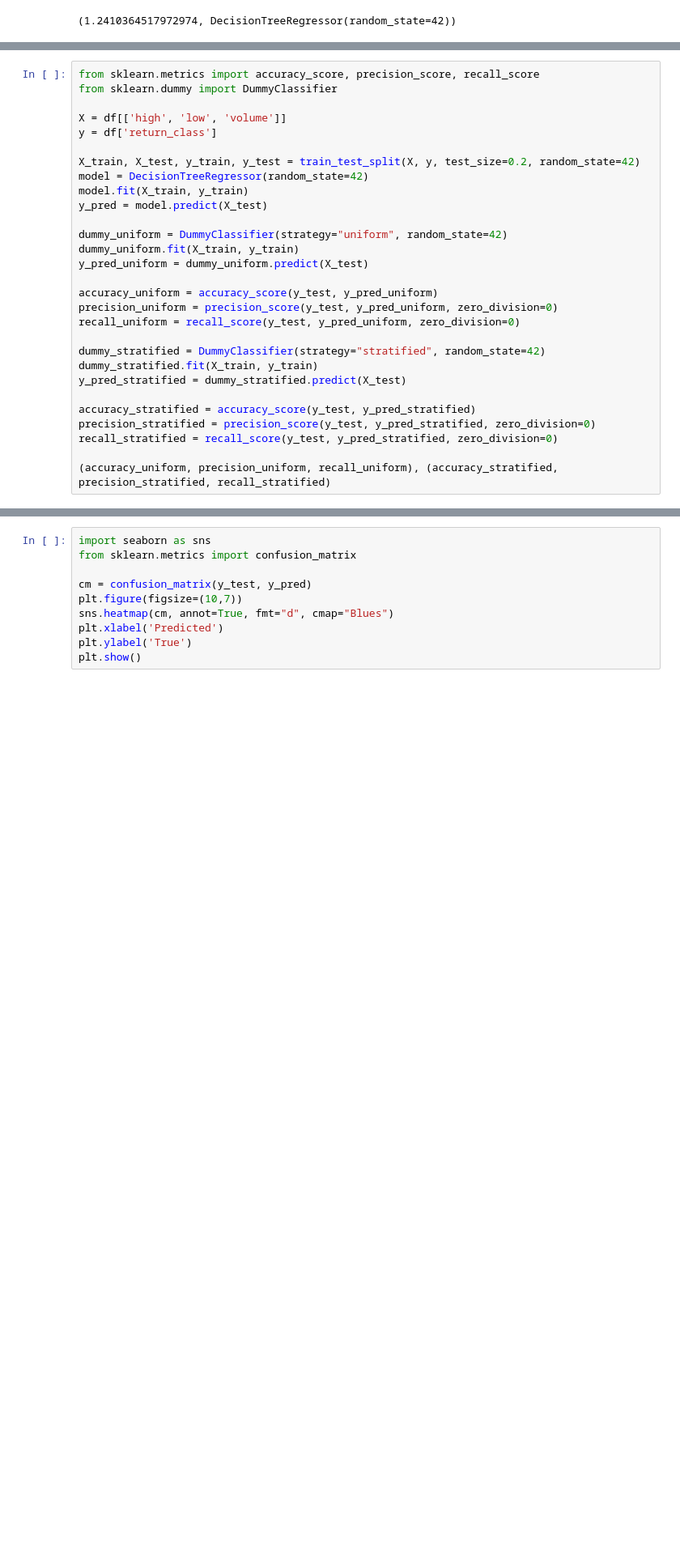
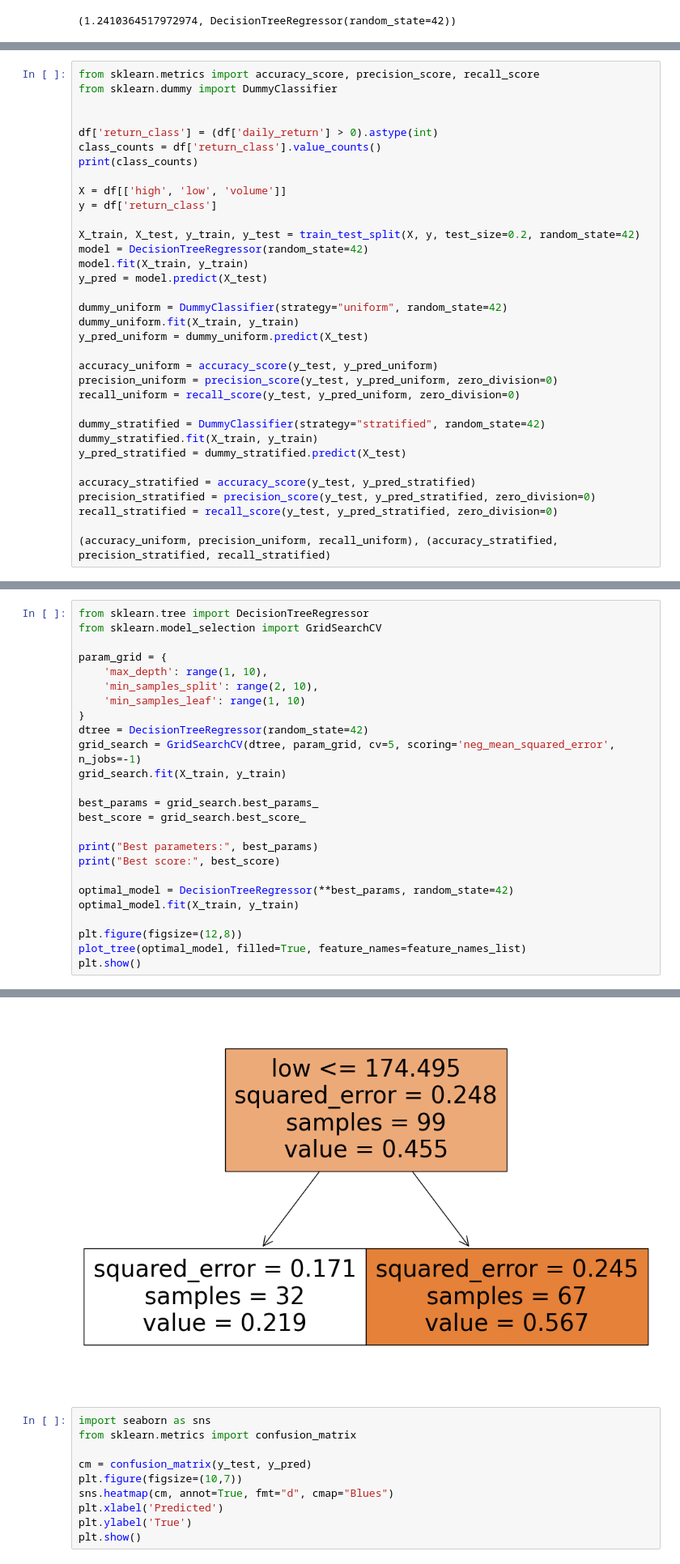
Before and after one commit to anly501/dsan-5000-project-rongmusun, a Jupyter notebook: my_website/Decision Tree.ipynb, the cells around one changed output, grey strips where cells are left out. Shown at 81% size. Cells and saved outputs as stored; diff of their text form; blank space fills up the shorter version.

```diff
--- a/my_website/Decision Tree.ipynb
+++ b/my_website/Decision Tree.ipynb
@@ -49,6 +63,11 @@ rmse, model
 # %%
 from sklearn.metrics import accuracy_score, precision_score, recall_score
 from sklearn.dummy import DummyClassifier
+
+
+df['return_class'] = (df['daily_return'] > 0).astype(int)
+class_counts = df['return_class'].value_counts()
+print(class_counts)
 
 X = df[['high', 'low', 'volume']]
 y = df['return_class']
@@ -89,0 +117,26 @@ plt.show()
+# %%
+from sklearn.tree import DecisionTreeRegressor
+from sklearn.model_selection import GridSearchCV
+
+param_grid = {
+    'max_depth': range(1, 10),
+    'min_samples_split': range(2, 10),
+    'min_samples_leaf': range(1, 10)
+}
+dtree = DecisionTreeRegressor(random_state=42)
+grid_search = GridSearchCV(dtree, param_grid, cv=5, scoring='neg_mean_squared_error', n_jobs=-1)
+grid_search.fit(X_train, y_train)
+
+best_params = grid_search.best_params_
+best_score = grid_search.best_score_
+
+print("Best parameters:", best_params)
+print("Best score:", best_score)
+
+optimal_model = DecisionTreeRegressor(**best_params, random_state=42)
+optimal_model.fit(X_train, y_train)
+
+plt.figure(figsize=(12,8))
+plot_tree(optimal_model, filled=True, feature_names=feature_names_list)
+plt.show()
+# %% [output]
@@ -90,3 +162,4 @@ plt.show()
+[figure, added]
 # %%
 import seaborn as sns
 from sklearn.metrics import confusion_matrix
```
Also changed, not shown: parts of 11 cells of this notebook.
